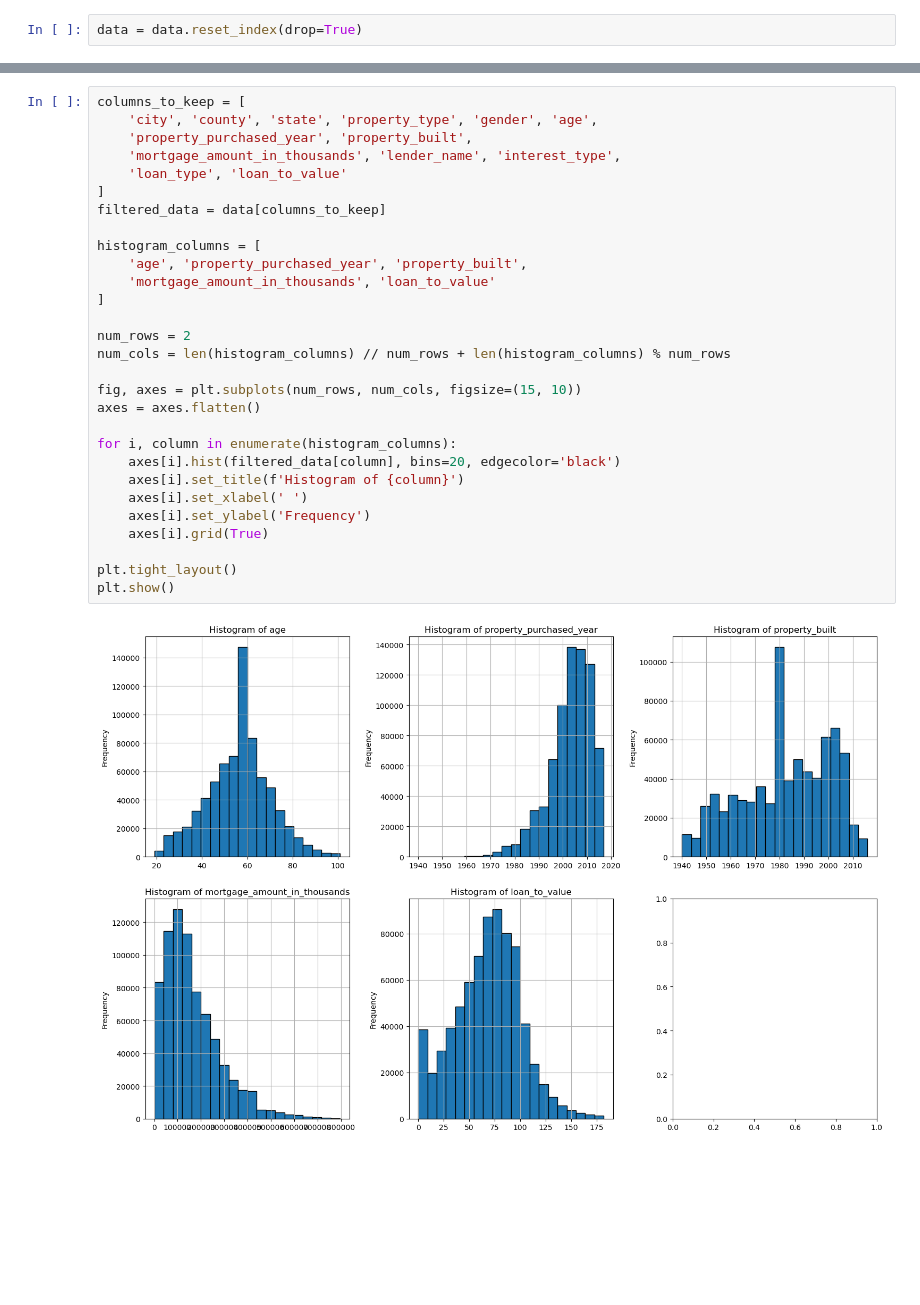
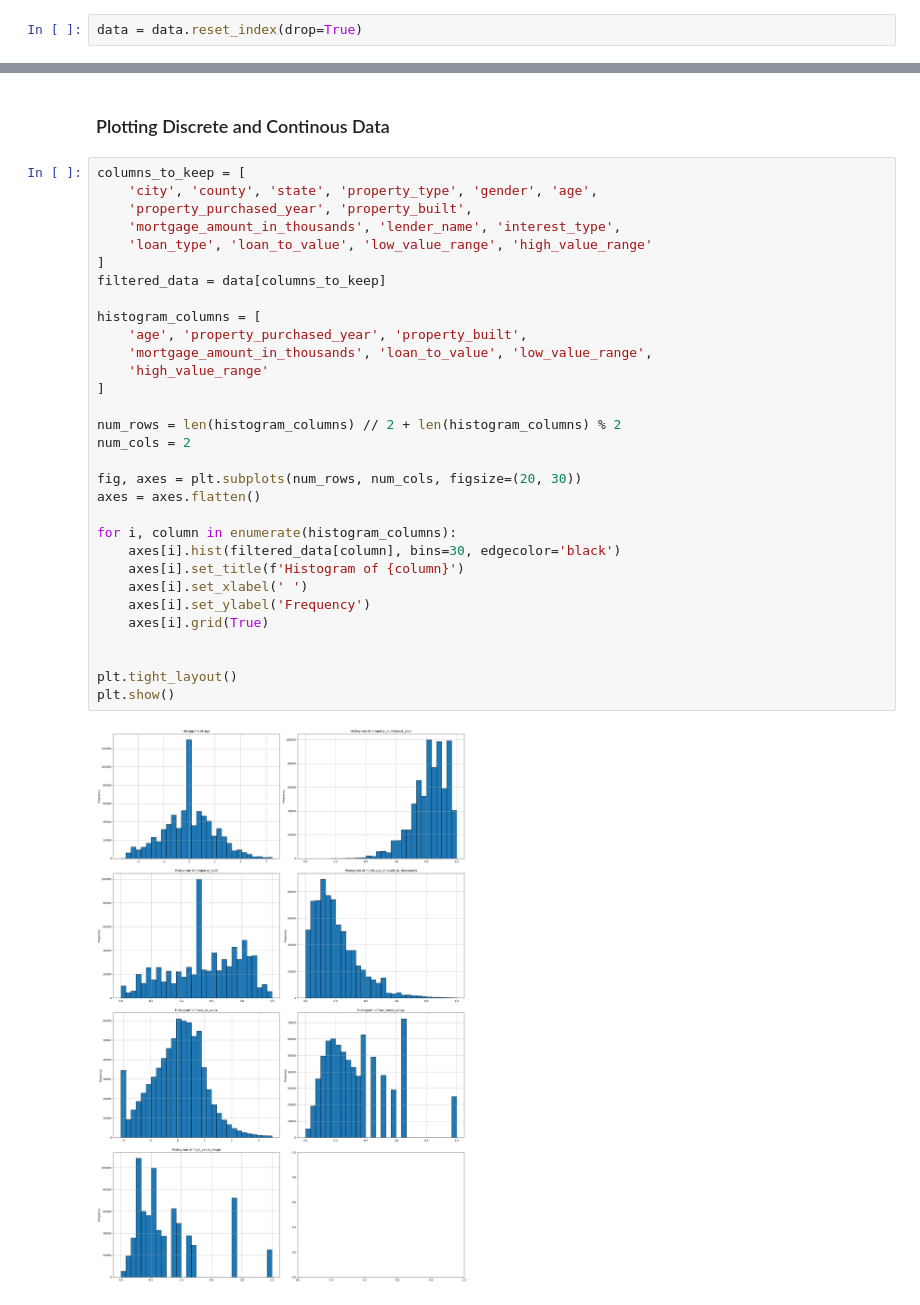
Before and after one commit to ahmedembeddedx/Housing_Data_Predictive_Model, a Jupyter notebook: Notebook.ipynb, the cells around one changed output, grey strips where cells are left out. Cells and saved outputs as stored; diff of their text form; blank space fills up the shorter version.

```diff
--- a/Notebook.ipynb
+++ b/Notebook.ipynb
@@ -183,31 +185,35 @@ data = data.reset_index(drop=True)
+# %% [markdown]
+### Plotting Discrete and Continous Data
 # %%
 columns_to_keep = [
     'city', 'county', 'state', 'property_type', 'gender', 'age',
     'property_purchased_year', 'property_built',
     'mortgage_amount_in_thousands', 'lender_name', 'interest_type',
-    'loan_type', 'loan_to_value'
+    'loan_type', 'loan_to_value', 'low_value_range', 'high_value_range'
 ]
 filtered_data = data[columns_to_keep]
 
 histogram_columns = [
     'age', 'property_purchased_year', 'property_built',
-    'mortgage_amount_in_thousands', 'loan_to_value'
+    'mortgage_amount_in_thousands', 'loan_to_value', 'low_value_range',
+    'high_value_range'
 ]
 
-num_rows = 2
-num_cols = len(histogram_columns) // num_rows + len(histogram_columns) % num_rows
+num_rows = len(histogram_columns) // 2 + len(histogram_columns) % 2
+num_cols = 2
 
-fig, axes = plt.subplots(num_rows, num_cols, figsize=(15, 10))
+fig, axes = plt.subplots(num_rows, num_cols, figsize=(20, 30))
 axes = axes.flatten()
 
 for i, column in enumerate(histogram_columns):
-    axes[i].hist(filtered_data[column], bins=20, edgecolor='black')
+    axes[i].hist(filtered_data[column], bins=30, edgecolor='black')
     axes[i].set_title(f'Histogram of {column}')
     axes[i].set_xlabel(' ')
     axes[i].set_ylabel('Frequency')
     axes[i].grid(True)
 
+
 plt.tight_layout()
 plt.show()
 # %% [output]
-[figure, old version]
+[figure, new version]
```
Also changed, not shown: parts of 22 cells of this notebook.
